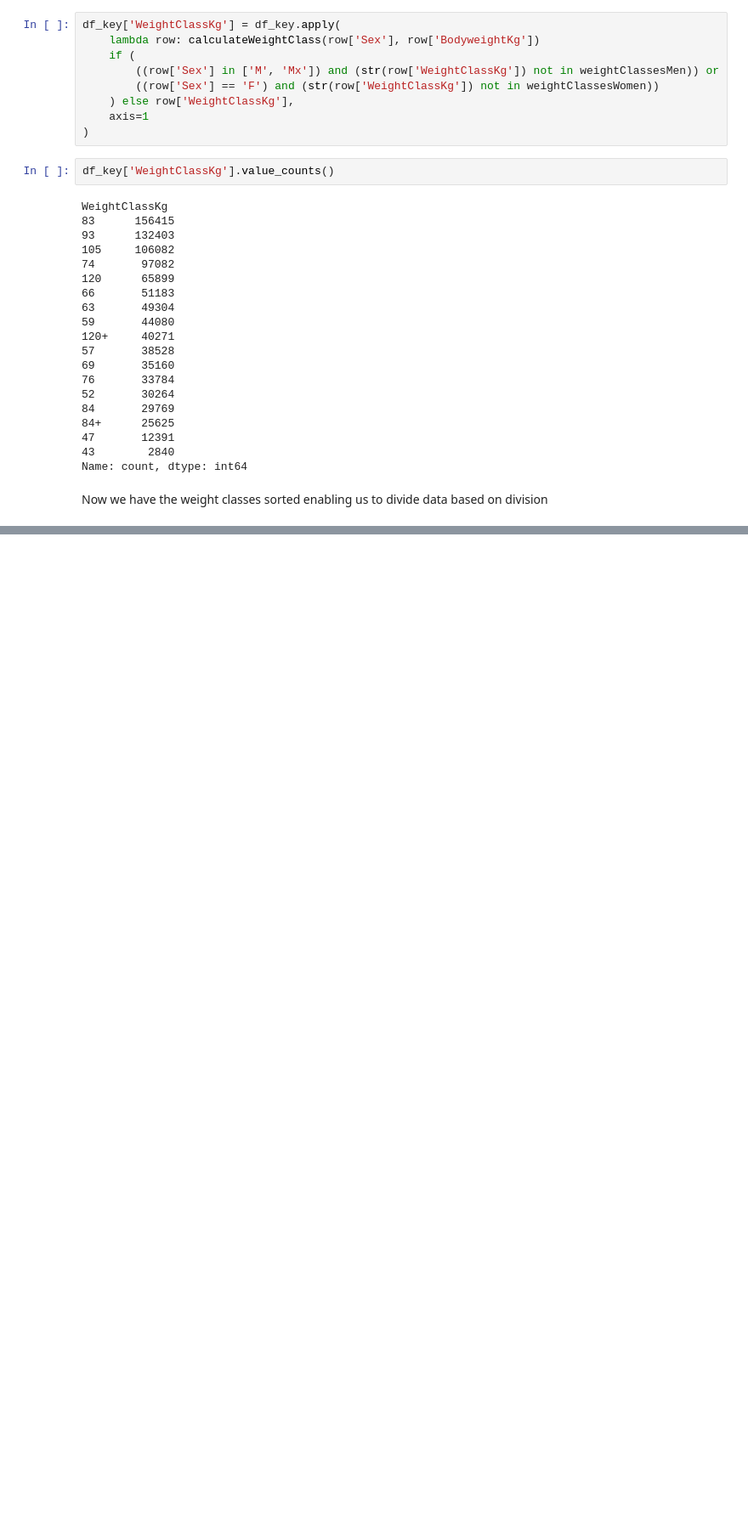
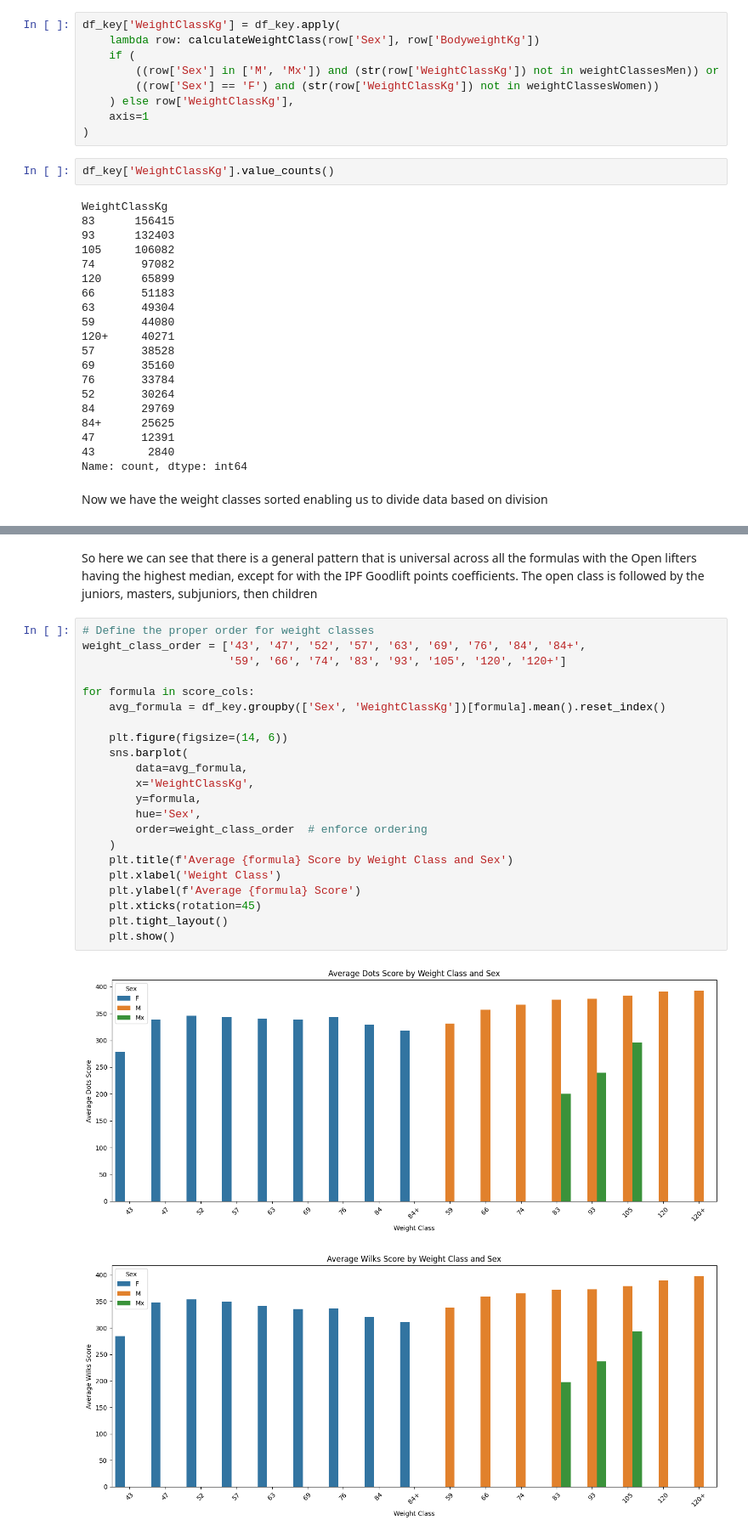
Before and after one commit to Husain-Althagafi/OpenIPF-Analysis, a Jupyter notebook: main.ipynb, the cells around one changed output, grey strips where cells are left out. Shown at 85% size. Cells and saved outputs as stored; diff of their text form; blank space fills up the shorter version.

```diff
--- a/main.ipynb
+++ b/main.ipynb
@@ -946,0 +968,27 @@ KeyboardInterrupt:
+# %% [markdown]
+So here we can see that there is a general pattern that is universal across all the formulas with the Open lifters having the highest median, except for with the IPF Goodlift points coefficients. The open class is followed by the juniors, masters, subjuniors, then children
+# %%
+# Define the proper order for weight classes
+weight_class_order = ['43', '47', '52', '57', '63', '69', '76', '84', '84+',
+                      '59', '66', '74', '83', '93', '105', '120', '120+']
+
+for formula in score_cols:
+    avg_formula = df_key.groupby(['Sex', 'WeightClassKg'])[formula].mean().reset_index()
+
+    plt.figure(figsize=(14, 6))
+    sns.barplot(
+        data=avg_formula,
+        x='WeightClassKg',
+        y=formula,
+        hue='Sex',
+        order=weight_class_order  # enforce ordering
+    )
+    plt.title(f'Average {formula} Score by Weight Class and Sex')
+    plt.xlabel('Weight Class')
+    plt.ylabel(f'Average {formula} Score')
+    plt.xticks(rotation=45)
+    plt.tight_layout()
+    plt.show()
+# %% [output]
+[figure, added]
+[figure, added]
```
Also changed, not shown: parts of 15 cells of this notebook.
